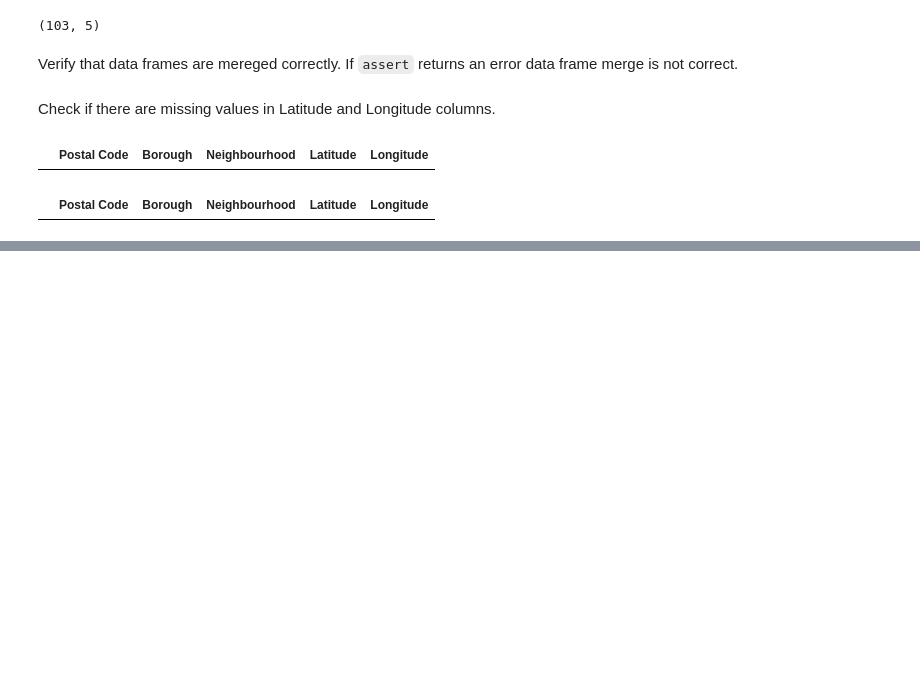
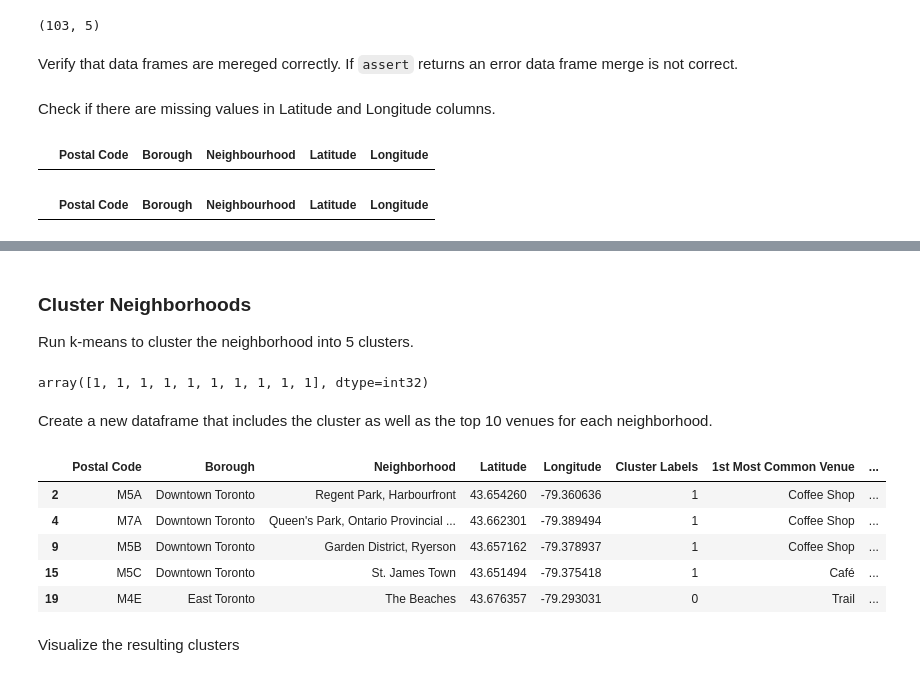
Before and after one commit to rajevac/Coursera_Capstone, a Jupyter notebook: Segmenting and Clustering Neighbourhood in Toronto.ipynb, the cells around one changed output, grey strips where cells are left out. Cells and saved outputs as stored; diff of their text form; code cells hidden in the pictures; blank space fills up the shorter version.

```diff
--- a/Segmenting and Clustering Neighbourhood in Toronto.ipynb
+++ b/Segmenting and Clustering Neighbourhood in Toronto.ipynb
@@ -195,0 +465,21 @@ df3[df3['Longitude'].isnull()]
+# %%
+num_top_venues = 10
+
+indicators = ['st', 'nd', 'rd']
+
+# create columns according to number of top venues
+columns = ['Neighborhood']
+for ind in np.arange(num_top_venues):
+    try:
+        columns.append('{}{} Most Common Venue'.format(ind+1, indicators[ind]))
+    except:
+        columns.append('{}th Most Common Venue'.format(ind+1))
+
+# create a new dataframe
+neighborhoods_venues_sorted = pd.DataFrame(columns=columns)
+neighborhoods_venues_sorted['Neighborhood'] = toronto_grouped['Neighborhood']
+
+for ind in np.arange(toronto_grouped.shape[0]):
+    neighborhoods_venues_sorted.iloc[ind, 1:] = return_most_common_venues(toronto_grouped.iloc[ind, :], num_top_venues)
+
+neighborhoods_venues_sorted.head()
@@ -195,0 +493,38 @@ df3[df3['Longitude'].isnull()]
+# %% [markdown]
+### Cluster Neighborhoods
+
+Run k-means to cluster the neighborhood into 5 clusters.
+# %%
+# set number of clusters
+kclusters = 5
+
+toronto_grouped_clustering = toronto_grouped.drop('Neighborhood', 1)
+
+# run k-means clustering
+kmeans = KMeans(n_clusters=kclusters, random_state=0).fit(toronto_grouped_clustering)
+
+# check cluster labels generated for each row in the dataframe
+kmeans.labels_[0:10]
+# %% [output]
+array([1, 1, 1, 1, 1, 1, 1, 1, 1, 1], dtype=int32)
+# %% [markdown]
+Create a new dataframe that includes the cluster as well as the top 10 venues for each neighborhood.
+# %%
+# add clustering labels
+neighborhoods_venues_sorted.insert(0, 'Cluster Labels', kmeans.labels_)
+
+toronto_merged = toronto
+
+# merge manhattan_grouped with manhattan_data to add latitude/longitude for each neighborhood
+toronto_merged = toronto_merged.join(neighborhoods_venues_sorted.set_index('Neighborhood'), on='Neighborhood')
+
+toronto_merged.head() # check the last columns!
+# %% [output]
+|  | Postal Code | Borough | Neighborhood | Latitude | Longitude | Cluster Labels | 1st Most Common Venue | ... |
+| 2 | M5A | Downtown Toronto | Regent Park, Harbourfront | 43.654260 | -79.360636 | 1 | Coffee Shop | ... |
+| 4 | M7A | Downtown Toronto | Queen's Park, Ontario Provincial ... | 43.662301 | -79.389494 | 1 | Coffee Shop | ... |
+| 9 | M5B | Downtown Toronto | Garden District, Ryerson | 43.657162 | -79.378937 | 1 | Coffee Shop | ... |
+| 15 | M5C | Downtown Toronto | St. James Town | 43.651494 | -79.375418 | 1 | Café | ... |
+| 19 | M4E | East Toronto | The Beaches | 43.676357 | -79.293031 | 0 | Trail | ... |
+# %% [markdown]
+Visualize the resulting clusters
```
Also changed, not shown: parts of 27 cells of this notebook.
